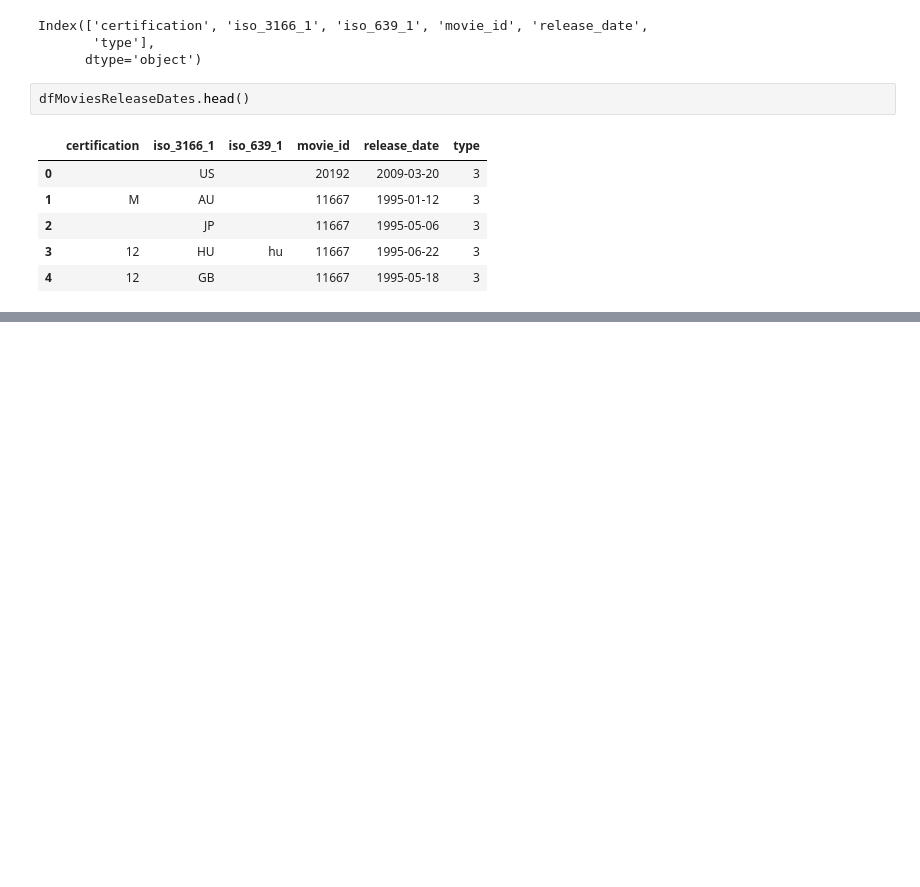
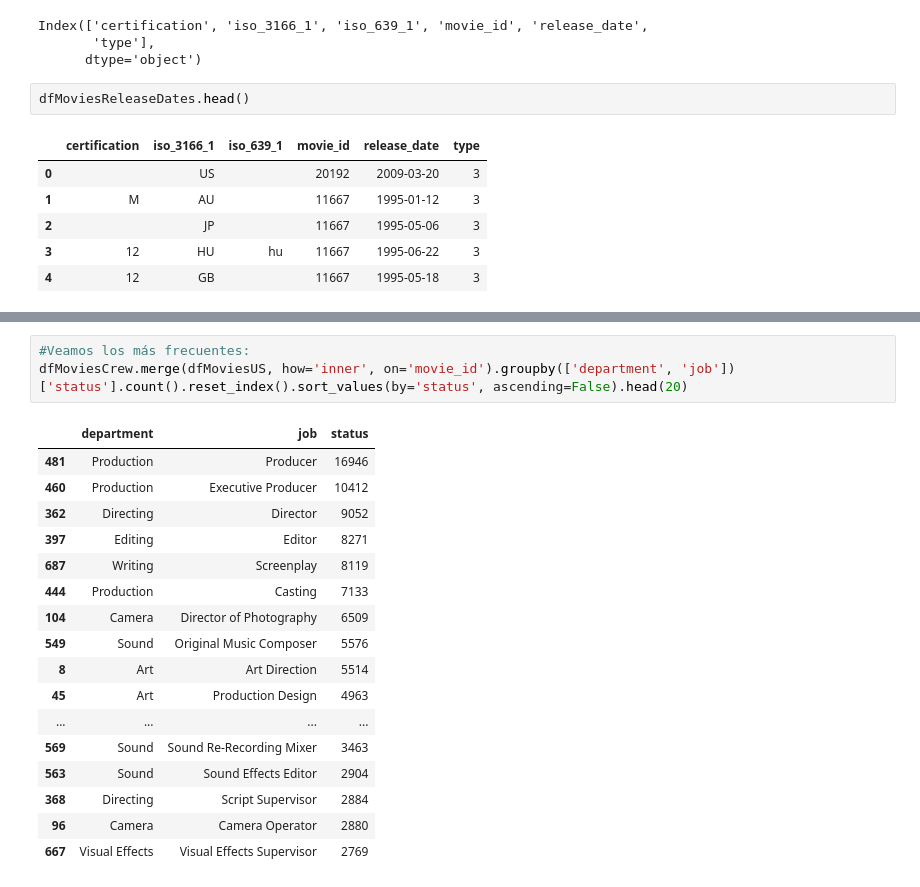
Before and after one commit to mandixbw/Cinema_KeysForSuccess, a Jupyter notebook: 08_Feature_Engineering.ipynb, the cells around one changed output, grey strips where cells are left out. Cells and saved outputs as stored; diff of their text form; blank space fills up the shorter version.

```diff
--- a/08_Feature_Engineering.ipynb
+++ b/08_Feature_Engineering.ipynb
@@ -2159,0 +2264,21 @@ dfMoviesUS.merge(dfMoviesReleaseDates[dfMoviesReleaseDates['iso_3166_1']=='US'],
+# %%
+#Veamos los más frecuentes:
+dfMoviesCrew.merge(dfMoviesUS, how='inner', on='movie_id').groupby(['department', 'job'])['status'].count().reset_index().sort_values(by='status', ascending=False).head(20)
+# %% [output]
+|  | department | job | status |
+| 481 | Production | Producer | 16946 |
+| 460 | Production | Executive Producer | 10412 |
+| 362 | Directing | Director | 9052 |
+| 397 | Editing | Editor | 8271 |
+| 687 | Writing | Screenplay | 8119 |
+| 444 | Production | Casting | 7133 |
+| 104 | Camera | Director of Photography | 6509 |
+| 549 | Sound | Original Music Composer | 5576 |
+| 8 | Art | Art Direction | 5514 |
+| 45 | Art | Production Design | 4963 |
+| ... | ... | ... | ... |
+| 569 | Sound | Sound Re-Recording Mixer | 3463 |
+| 563 | Sound | Sound Effects Editor | 2904 |
+| 368 | Directing | Script Supervisor | 2884 |
+| 96 | Camera | Camera Operator | 2880 |
+| 667 | Visual Effects | Visual Effects Supervisor | 2769 |
```
Also changed, not shown: parts of 64 cells of this notebook.
